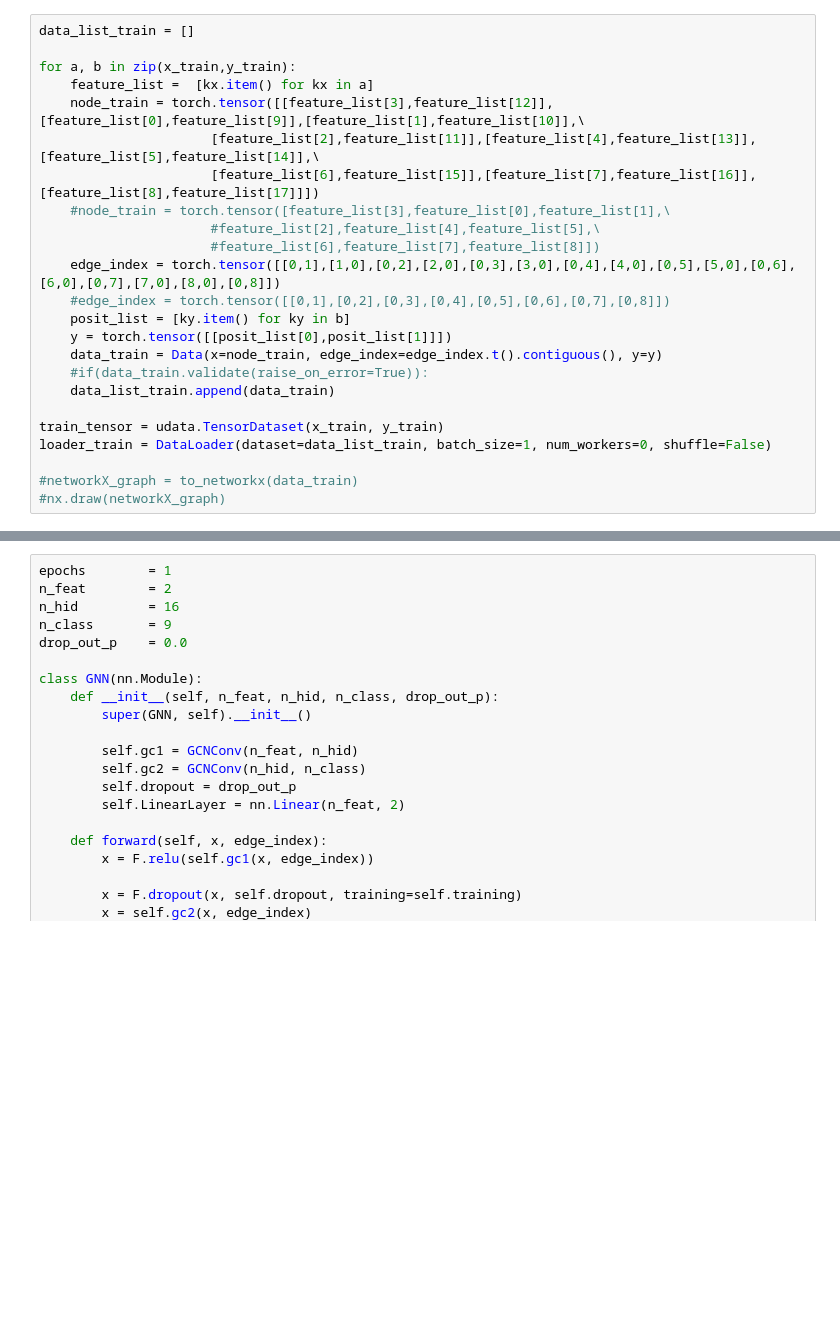
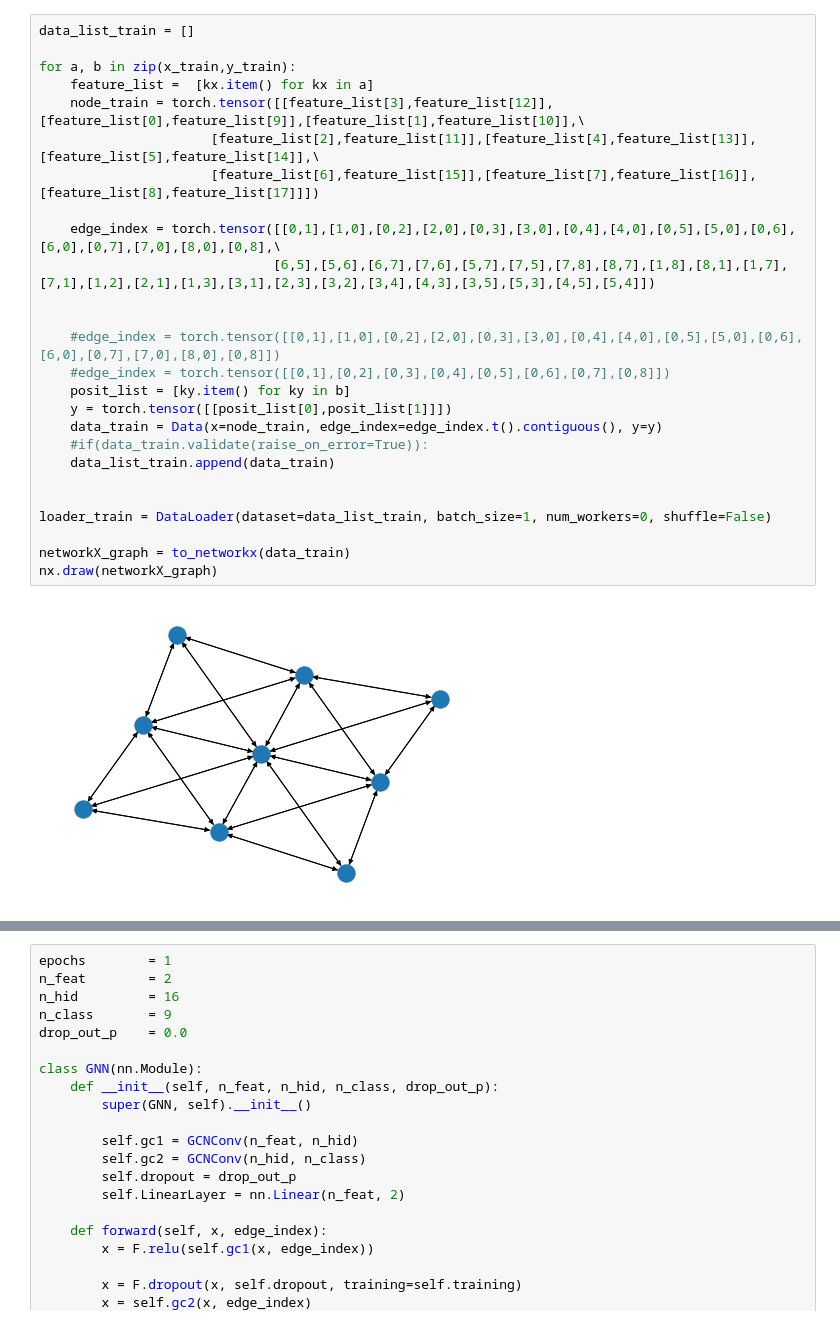
Before and after one commit to icosivi/RSD-ML, a Jupyter notebook: pytorchModel_ter.ipynb, the cells around one changed output, grey strips where cells are left out. Cells and saved outputs as stored; diff of their text form; blank space fills up the shorter version.

```diff
--- a/pytorchModel_ter.ipynb
+++ b/pytorchModel_ter.ipynb
@@ -146,27 +204,31 @@ See the caveats in the documentation: https://pandas.pydata.org/pandas-docs/stab
 # %%
 data_list_train = []
 
 for a, b in zip(x_train,y_train):
     feature_list =  [kx.item() for kx in a]
     node_train = torch.tensor([[feature_list[3],feature_list[12]],[feature_list[0],feature_list[9]],[feature_list[1],feature_list[10]],\
                       [feature_list[2],feature_list[11]],[feature_list[4],feature_list[13]],[feature_list[5],feature_list[14]],\
                       [feature_list[6],feature_list[15]],[feature_list[7],feature_list[16]],[feature_list[8],feature_list[17]]])
-    #node_train = torch.tensor([feature_list[3],feature_list[0],feature_list[1],\
-                      #feature_list[2],feature_list[4],feature_list[5],\
-                      #feature_list[6],feature_list[7],feature_list[8]])
-    edge_index = torch.tensor([[0,1],[1,0],[0,2],[2,0],[0,3],[3,0],[0,4],[4,0],[0,5],[5,0],[0,6],[6,0],[0,7],[7,0],[8,0],[0,8]])
+
+    edge_index = torch.tensor([[0,1],[1,0],[0,2],[2,0],[0,3],[3,0],[0,4],[4,0],[0,5],[5,0],[0,6],[6,0],[0,7],[7,0],[8,0],[0,8],\
+                              [6,5],[5,6],[6,7],[7,6],[5,7],[7,5],[7,8],[8,7],[1,8],[8,1],[1,7],[7,1],[1,2],[2,1],[1,3],[3,1],[2,3],[3,2],[3,4],[4,3],[3,5],[5,3],[4,5],[5,4]])
+
+
+    #edge_index = torch.tensor([[0,1],[1,0],[0,2],[2,0],[0,3],[3,0],[0,4],[4,0],[0,5],[5,0],[0,6],[6,0],[0,7],[7,0],[8,0],[0,8]])
     #edge_index = torch.tensor([[0,1],[0,2],[0,3],[0,4],[0,5],[0,6],[0,7],[0,8]])
     posit_list = [ky.item() for ky in b]
     y = torch.tensor([[posit_list[0],posit_list[1]]])
     data_train = Data(x=node_train, edge_index=edge_index.t().contiguous(), y=y)
     #if(data_train.validate(raise_on_error=True)):
     data_list_train.append(data_train)
 
-train_tensor = udata.TensorDataset(x_train, y_train)
+
 loader_train = DataLoader(dataset=data_list_train, batch_size=1, num_workers=0, shuffle=False)
 
-#networkX_graph = to_networkx(data_train)
-#nx.draw(networkX_graph)
+networkX_graph = to_networkx(data_train)
+nx.draw(networkX_graph)
+# %% [output]
+[figure, added]
 # %%
 data_list_test = []
 
```
Also changed, not shown: parts of 17 cells of this notebook.
